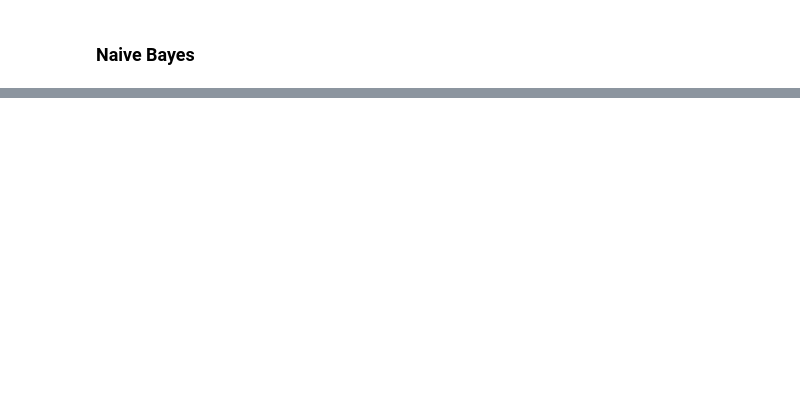
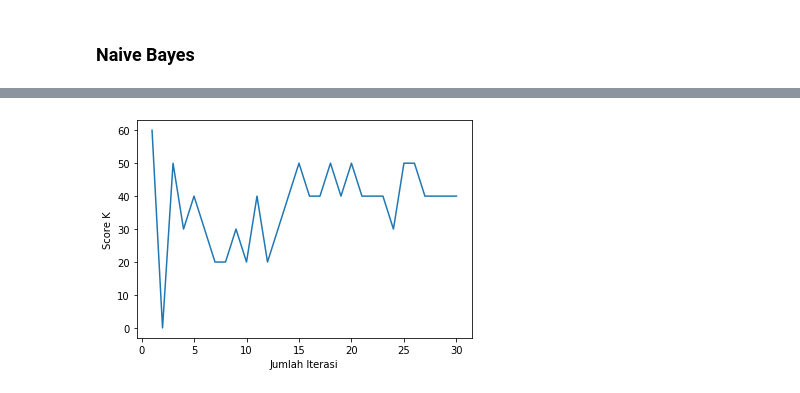
Before and after one commit to TotonAntoko/Cerpen-Classification-Naive-Bayes-dan-KNN, a Jupyter notebook: Cerpen.ipynb, the cells around one changed output, grey strips where cells are left out. Cells and saved outputs as stored; diff of their text form; code cells hidden in the pictures; blank space fills up the shorter version.

```diff
--- a/Cerpen.ipynb
+++ b/Cerpen.ipynb
@@ -262,8 +294,8 @@ plt.show()
 # %%
-knn = BaggingClassifier(base_estimator=KNeighborsClassifier(n_neighbors=8),
+knn = BaggingClassifier(base_estimator=KNeighborsClassifier(n_neighbors=getIterasi, metric='cosine'),
                             n_estimators=50,
-                            max_samples = 0.5,
-                            max_features = 0.5, random_state=10)
+                            max_samples = 0.2,
+                            max_features = 0.2, random_state=10)
 knn.fit(X_train.toarray(), y_train)
 
 #Predict the response for test dataset
@@ -285,0 +320,22 @@ weighted avg       0.70      0.80      0.73         5
+# %%
+k_range = range(1,31)  #1-30
+k_score = []
+highScore = 0
+getIterasi = 0
+for k in k_range:
+    print(k, end=' ')
+    knn = KNeighborsClassifier(n_neighbors=k, metric='cosine')
+    knn.fit(X_train.toarray(), y_train)
+
+    #Predict the response for test dataset
+    y_pred = knn.predict(X_test.toarray())
+    c_mat = confusion_matrix(y_test,y_pred)
+    acc = accuracy_score(y_test,y_pred) * 100
+    k_score.append(acc)
+    if acc > highScore:
+        highScore = acc
+        getIterasi = k
+print('\n')
+print()
+print("\nAccuracy: ", k_score)
+print("High Score: ", str(highScore) + " (Iterasi " + str(getIterasi) + ")")
@@ -285,0 +349,7 @@ weighted avg       0.70      0.80      0.73         5
+# %%
+plt.plot(k_range, k_score)
+plt.xlabel('Jumlah Iterasi')
+plt.ylabel('Score K')
+plt.show()
+# %% [output]
+[figure, added]
```
Also changed, not shown: parts of 13 cells of this notebook.
